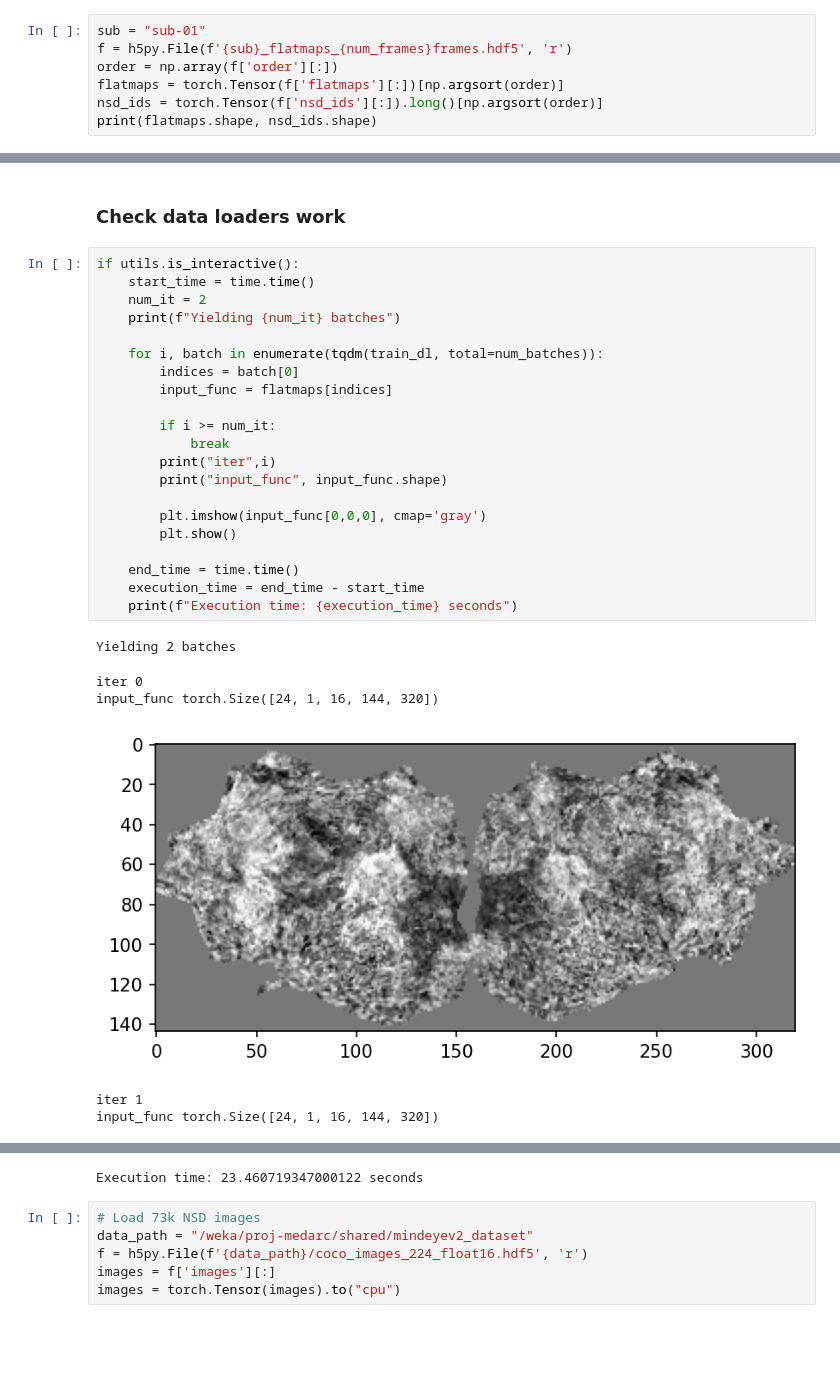
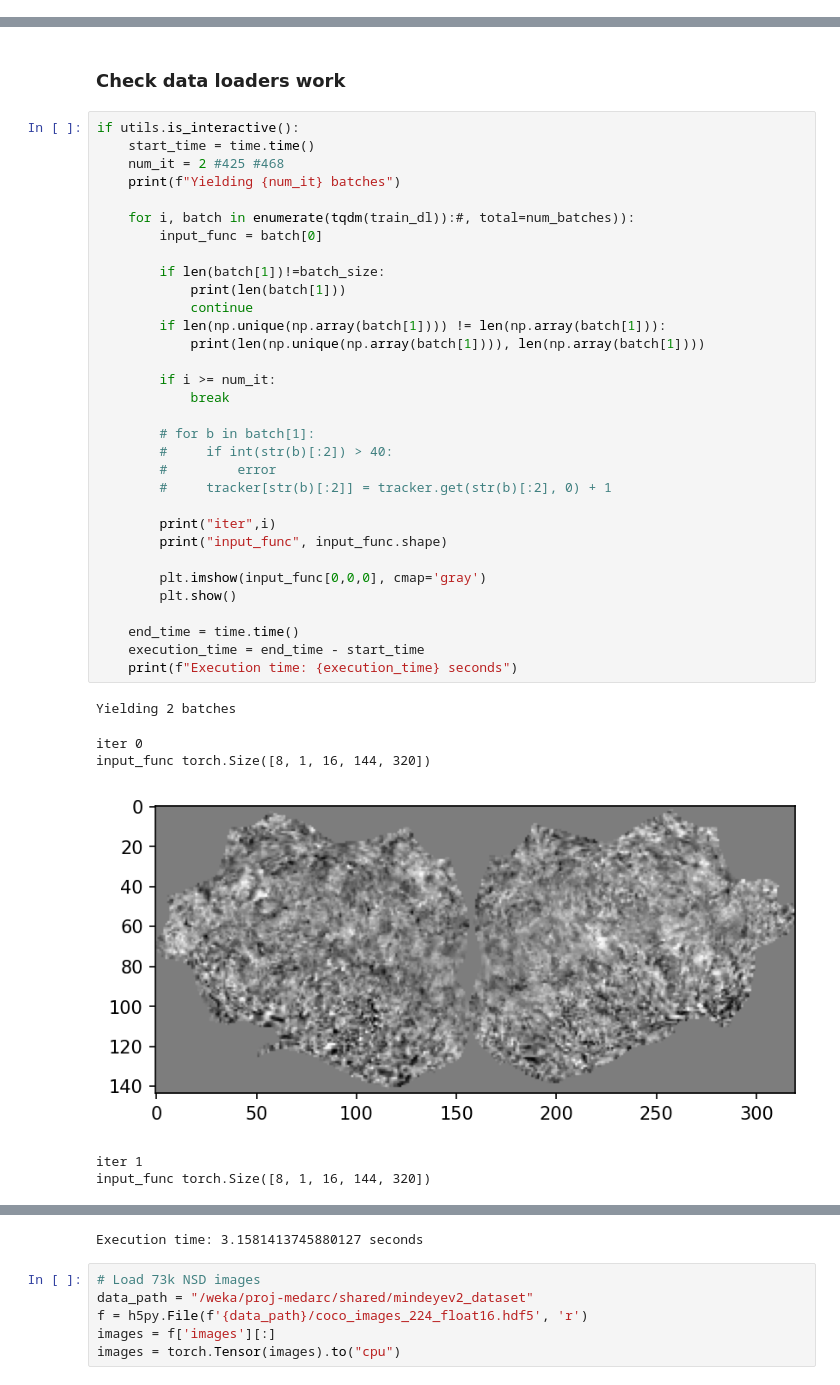
Before and after one commit to MedARC-AI/fMRI-foundation-model, a Jupyter notebook: src/mindeye_finetuning.ipynb, the cells around one changed output, grey strips where cells are left out. Cells and saved outputs as stored; diff of their text form; blank space fills up the shorter version.

Commit message:
fixing dataloader to infinitely and randomly procure samples always at intended batch size; also new arguments for selecting samples (#60)

```diff
--- a/src/mindeye_finetuning.ipynb
+++ b/src/mindeye_finetuning.ipynb
@@ -184,7 +190,0 @@ frozenMAE False
-# %%
-sub = "sub-01"
-f = h5py.File(f'{sub}_flatmaps_{num_frames}frames.hdf5', 'r')
-order = np.array(f['order'][:])
-flatmaps = torch.Tensor(f['flatmaps'][:])[np.argsort(order)]
-nsd_ids = torch.Tensor(f['nsd_ids'][:]).long()[np.argsort(order)]
-print(flatmaps.shape, nsd_ids.shape)
@@ -374,28 +383,39 @@ change mask to visual cortex only
 # %%
 if utils.is_interactive():
     start_time = time.time()
-    num_it = 2
+    num_it = 2 #425 #468
     print(f"Yielding {num_it} batches")
 
-    for i, batch in enumerate(tqdm(train_dl, total=num_batches)):
-        indices = batch[0]
-        input_func = flatmaps[indices]
+    for i, batch in enumerate(tqdm(train_dl)):#, total=num_batches)):
+        input_func = batch[0]
+
+        if len(batch[1])!=batch_size:
+            print(len(batch[1]))
+            continue
+        if len(np.unique(np.array(batch[1]))) != len(np.array(batch[1])):
+            print(len(np.unique(np.array(batch[1]))), len(np.array(batch[1])))
 
         if i >= num_it:
             break
+
+        # for b in batch[1]:
+        #     if int(str(b)[:2]) > 40:
+        #         error
+        #     tracker[str(b)[:2]] = tracker.get(str(b)[:2], 0) + 1
+
         print("iter",i)
         print("input_func", input_func.shape)
 
         plt.imshow(input_func[0,0,0], cmap='gray')
         plt.show()
 
     end_time = time.time()
     execution_time = end_time - start_time
     print(f"Execution time: {execution_time} seconds")
 # %% [output]
 Yielding 2 batches
 iter 0
-input_func torch.Size([24, 1, 16, 144, 320])
+input_func torch.Size([8, 1, 16, 144, 320])
-[figure, old version]
+[figure, new version]
 iter 1
-input_func torch.Size([24, 1, 16, 144, 320])
+input_func torch.Size([8, 1, 16, 144, 320])
@@ -403,4 +423,4 @@ input_func torch.Size([24, 1, 16, 144, 320])
-Execution time: 23.460719347000122 seconds
+Execution time: 3.1581413745880127 seconds
 # %%
 # Load 73k NSD images
 data_path = "/weka/proj-medarc/shared/mindeyev2_dataset"
```
Also changed, not shown: parts of 17 cells of this notebook, 6 other files.
